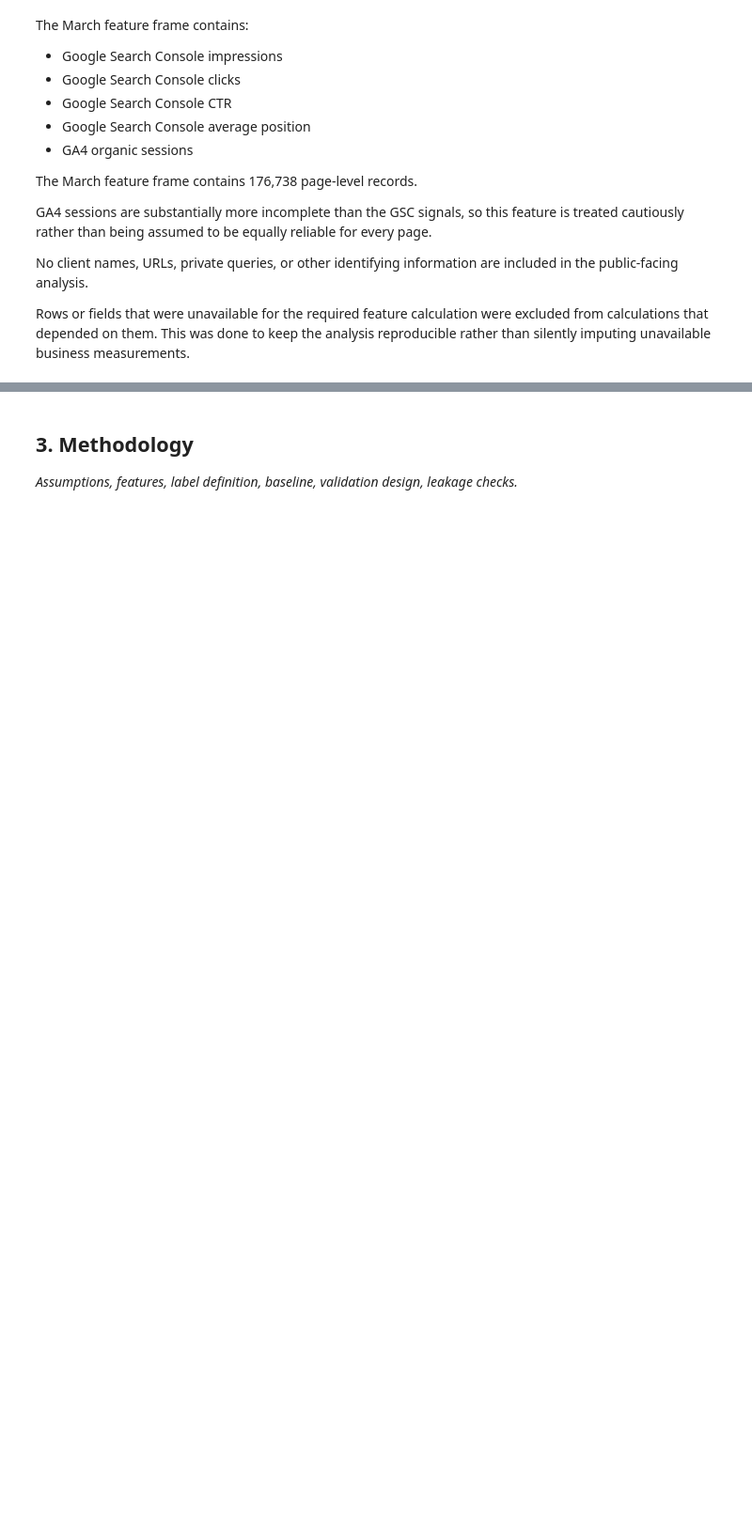
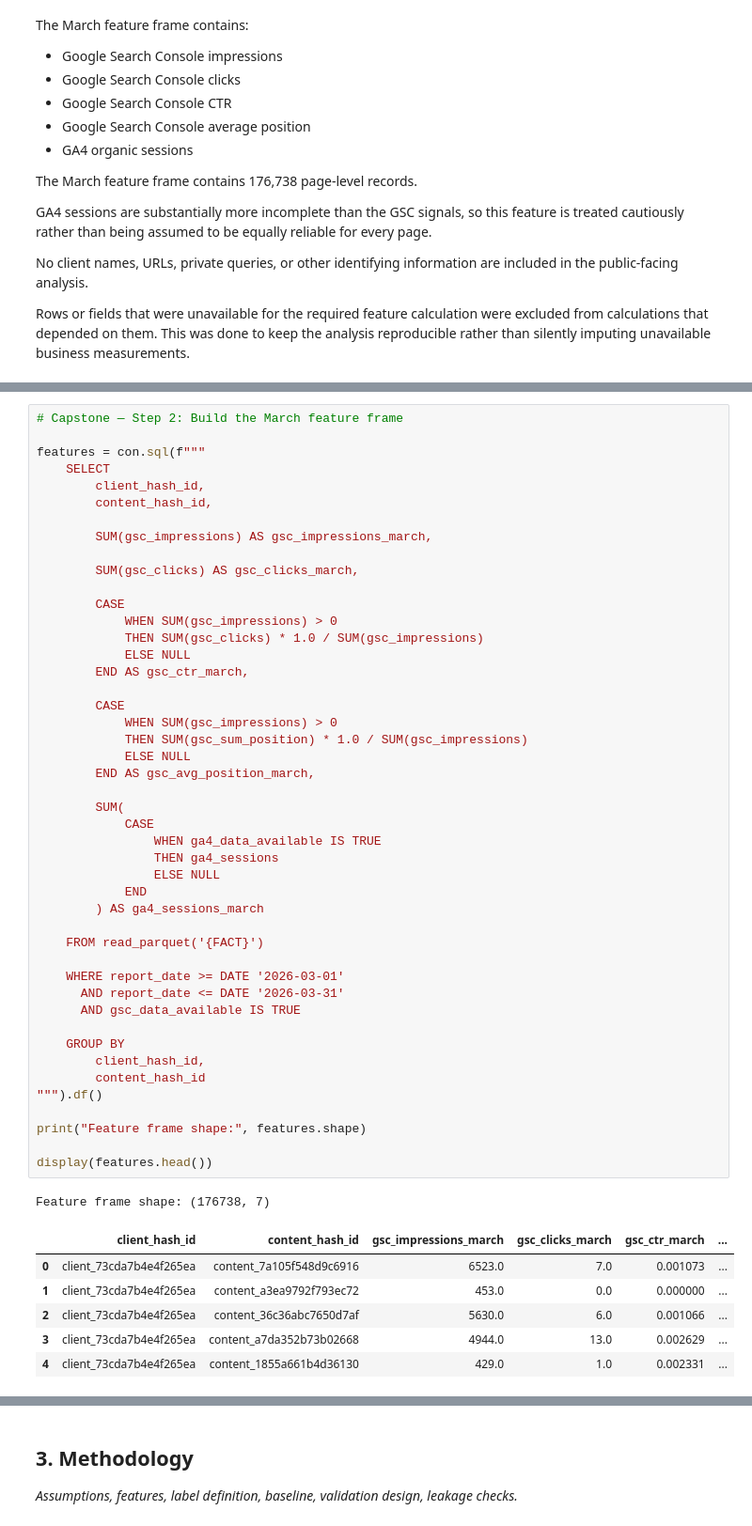
Before and after one commit to tayyba6/ML_Internship, a Jupyter notebook: work/notebooks/capstone.ipynb, the cells around one changed output, grey strips where cells are left out. Shown at 94% size. Drawn from its saved outputs; the diff is of its cells as text; blank space fills up the shorter version.

```diff
--- a/work/notebooks/capstone.ipynb
+++ b/work/notebooks/capstone.ipynb
@@ -52,0 +90,54 @@ Rows or fields that were unavailable for the required feature calculation were e
+# %%
+# Capstone — Step 2: Build the March feature frame
+
+features = con.sql(f"""
+    SELECT
+        client_hash_id,
+        content_hash_id,
+
+        SUM(gsc_impressions) AS gsc_impressions_march,
+
+        SUM(gsc_clicks) AS gsc_clicks_march,
+
+        CASE
+            WHEN SUM(gsc_impressions) > 0
+            THEN SUM(gsc_clicks) * 1.0 / SUM(gsc_impressions)
+            ELSE NULL
+        END AS gsc_ctr_march,
+
+        CASE
+            WHEN SUM(gsc_impressions) > 0
+            THEN SUM(gsc_sum_position) * 1.0 / SUM(gsc_impressions)
+            ELSE NULL
+        END AS gsc_avg_position_march,
+
+        SUM(
+            CASE
+                WHEN ga4_data_available IS TRUE
+                THEN ga4_sessions
+                ELSE NULL
+            END
+        ) AS ga4_sessions_march
+
+    FROM read_parquet('{FACT}')
+
+    WHERE report_date >= DATE '2026-03-01'
+      AND report_date <= DATE '2026-03-31'
+      AND gsc_data_available IS TRUE
+
+    GROUP BY
+        client_hash_id,
+        content_hash_id
+""").df()
+
+print("Feature frame shape:", features.shape)
+
+display(features.head())
+# %% [output]
+Feature frame shape: (176738, 7)
+|  | client_hash_id | content_hash_id | gsc_impressions_march | gsc_clicks_march | gsc_ctr_march | ... |
+| 0 | client_73cda7b4e4f265ea | content_7a105f548d9c6916 | 6523.0 | 7.0 | 0.001073 | ... |
+| 1 | client_73cda7b4e4f265ea | content_a3ea9792f793ec72 | 453.0 | 0.0 | 0.000000 | ... |
+| 2 | client_73cda7b4e4f265ea | content_36c36abc7650d7af | 5630.0 | 6.0 | 0.001066 | ... |
+| 3 | client_73cda7b4e4f265ea | content_a7da352b73b02668 | 4944.0 | 13.0 | 0.002629 | ... |
+| 4 | client_73cda7b4e4f265ea | content_1855a661b4d36130 | 429.0 | 1.0 | 0.002331 | ... |
```
Also changed, not shown: parts of 38 cells of this notebook.
